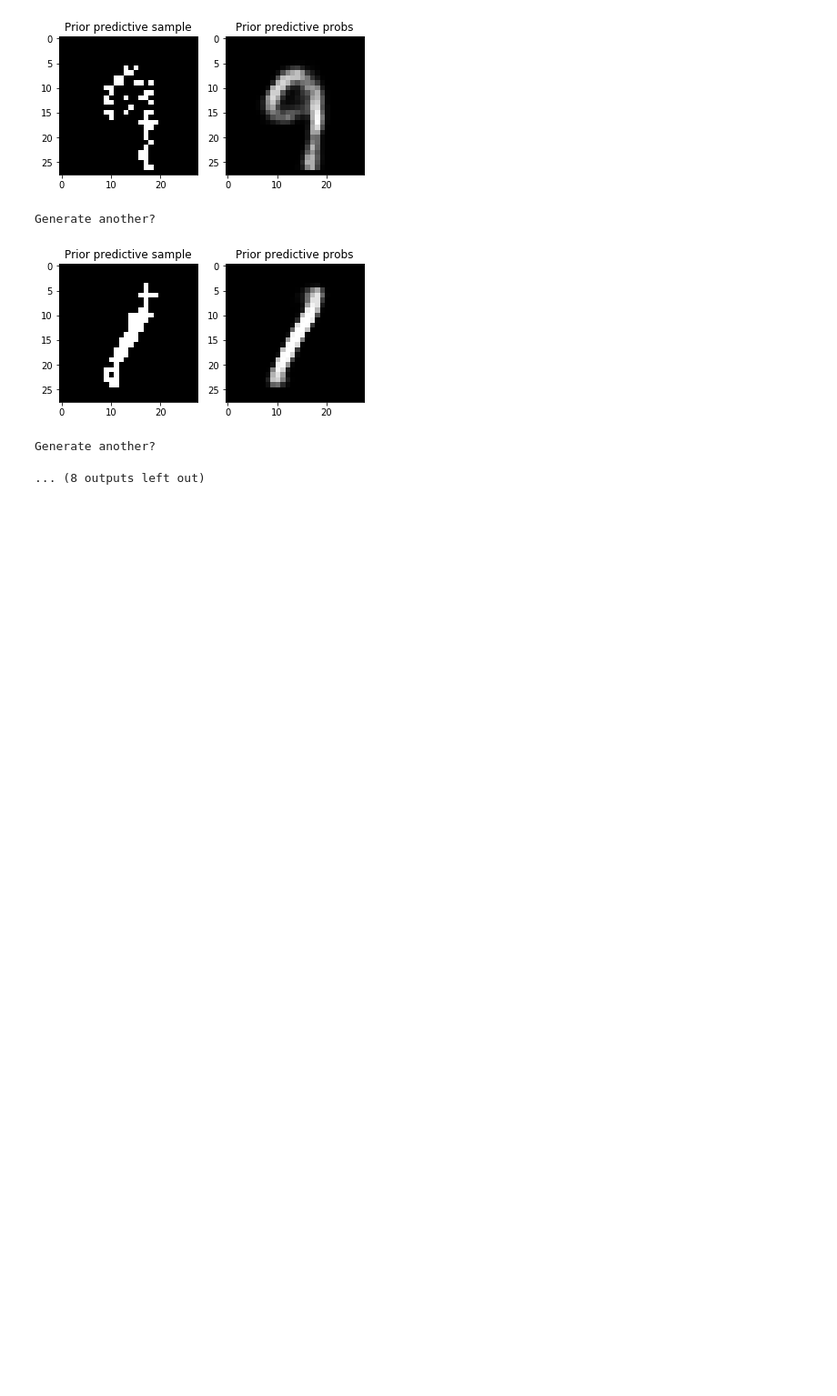
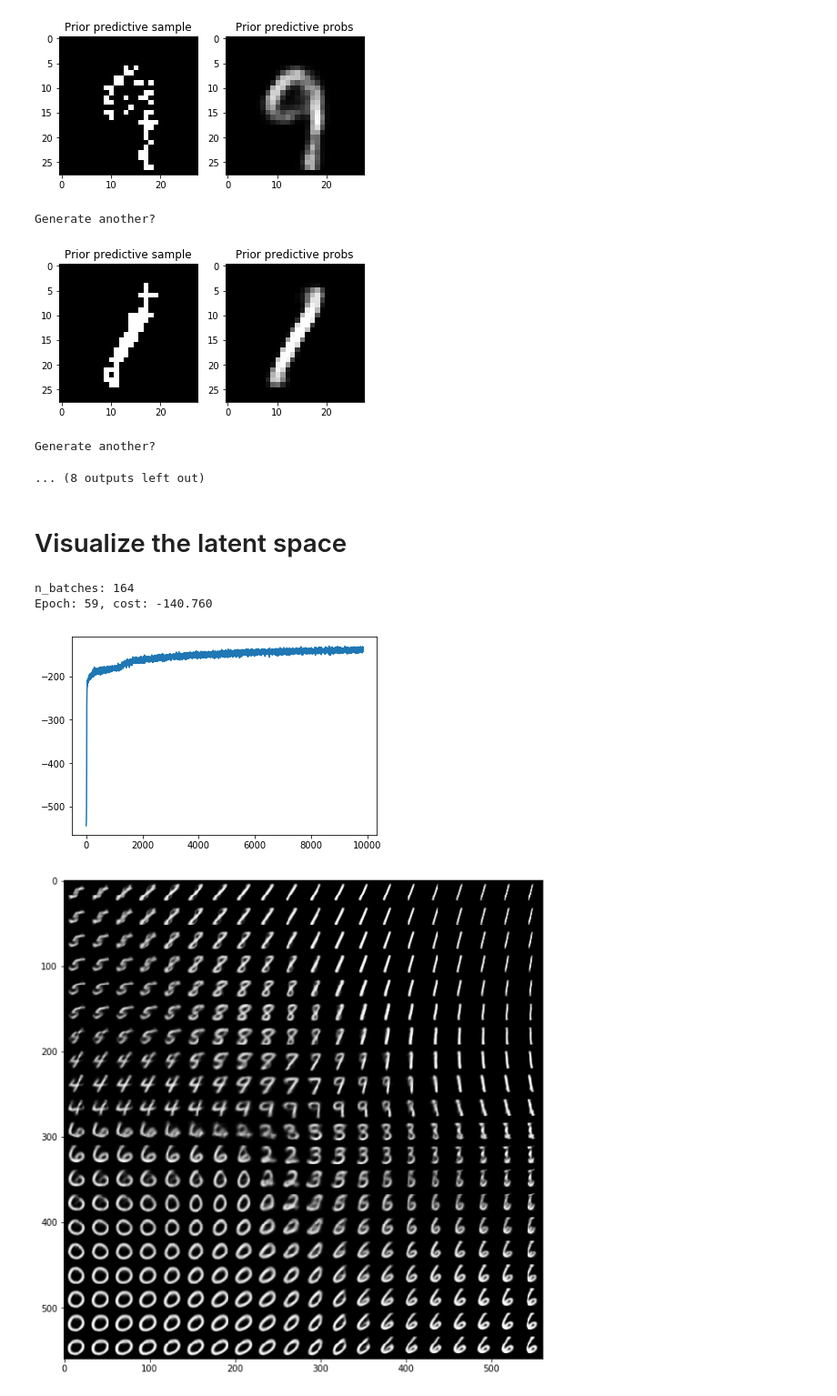
Before and after one commit to yosoufe/machine_learning_examples, a Jupyter notebook: unsupervised_class3/MyWork.ipynb, the cells around one changed output. Shown: that part at 91% size. Drawn from its saved outputs; the diff is of its cells as text; code cells hidden in the pictures; blank space fills up the shorter version.

Commit message:
MyWork: Visualize latent space

```diff
--- a/unsupervised_class3/MyWork.ipynb
+++ b/unsupervised_class3/MyWork.ipynb
@@ -586,3 +579,37 @@ Generate another?
 ... (8 outputs left out)
 # %%
 vae.sess.close()
+# %% [markdown]
+# Visualize the latent space
+# %%
+vae = VAE(784, [200, 150],2)
+vae.fit(X,batch_sz=256,epochs=60)
+
+n = 20
+x_values = np.linspace(-3, 3, n)
+y_values = np.linspace(-3, 3, n)
+image = np.empty((28 * n, 28 * n))
+
+Z2 = []
+for i, x in enumerate(x_values):
+    for j, y in enumerate(y_values):
+        z = [x, y]
+        Z2.append(z)
+X_recon = vae.prior_predictive_with_input(Z2)
+
+k = 0
+for i, x in enumerate(x_values):
+    for j, y in enumerate(y_values):
+        x_recon = X_recon[k]
+        k += 1
+        x_recon = x_recon.reshape(28, 28)
+        image[(n - i - 1) * 28:(n - i) * 28, j * 28:(j + 1) * 28] = x_recon
+plt.figure(figsize=(10,10))
+plt.imshow(image, cmap='gray')
+plt.show()
+vae.sess.close()
+# %% [output]
+n_batches: 164
+Epoch: 59, cost: -140.760
+[figure, added]
+[figure, added]
```
Also changed, not shown: parts of 2 cells of this notebook.
